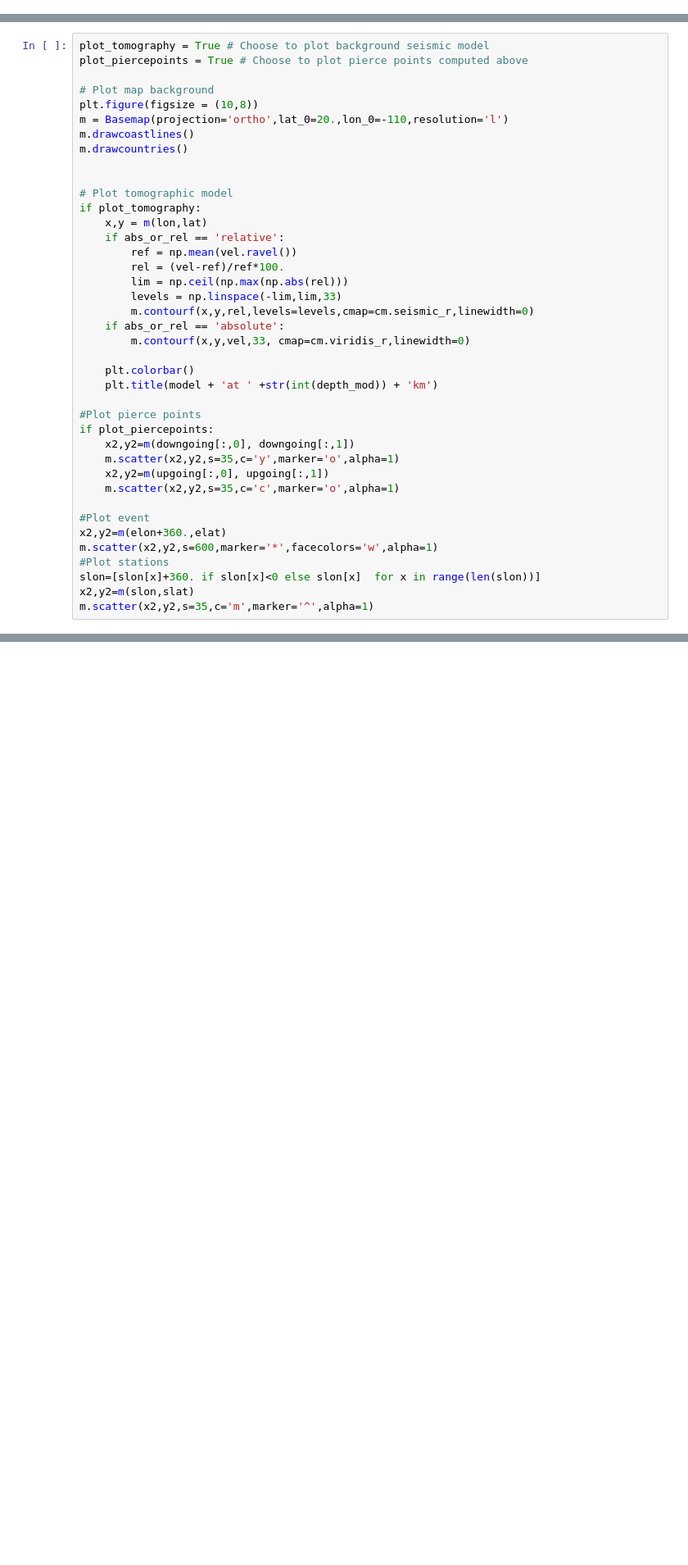
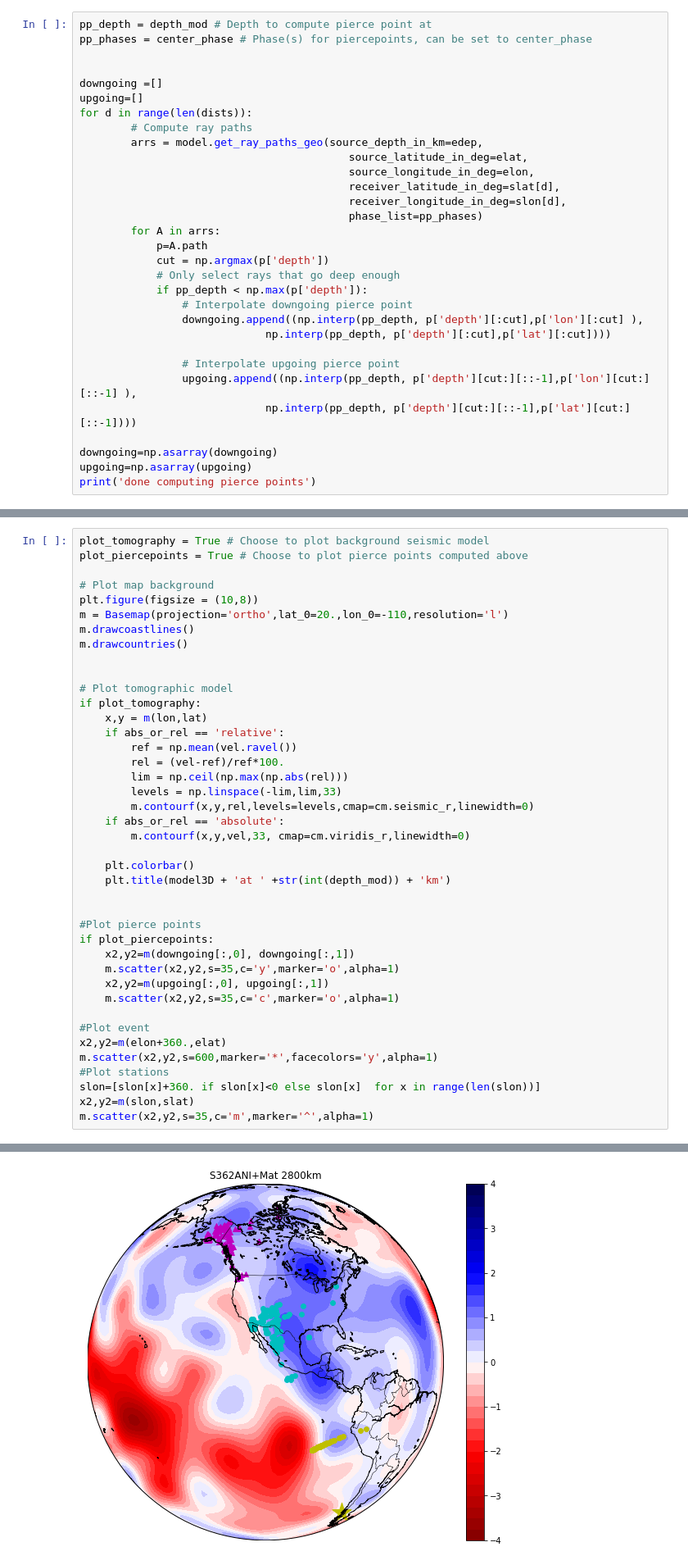
Before and after one commit to sannecottaar/cider2018_seismo, a Jupyter notebook: Seismology Tutorial 2.ipynb, the cells around one changed output, grey strips where cells are left out. Shown: that part at 82% size. Cells and saved outputs as stored; diff of their text form; blank space fills up the shorter version.

```diff
--- a/Seismology Tutorial 2.ipynb
+++ b/Seismology Tutorial 2.ipynb
@@ -292,0 +325,31 @@ print('done computing pierce points')
+# %%
+pp_depth = depth_mod # Depth to compute pierce point at
+pp_phases = center_phase # Phase(s) for piercepoints, can be set to center_phase
+
+
+downgoing =[]
+upgoing=[]
+for d in range(len(dists)):
+        # Compute ray paths
+        arrs = model.get_ray_paths_geo(source_depth_in_km=edep,
+                                          source_latitude_in_deg=elat,
+                                          source_longitude_in_deg=elon,
+                                          receiver_latitude_in_deg=slat[d],
+                                          receiver_longitude_in_deg=slon[d],
+                                          phase_list=pp_phases)
+        for A in arrs:
+            p=A.path
+            cut = np.argmax(p['depth'])
+            # Only select rays that go deep enough
+            if pp_depth < np.max(p['depth']):
+                # Interpolate downgoing pierce point
+                downgoing.append((np.interp(pp_depth, p['depth'][:cut],p['lon'][:cut] ),
+                             np.interp(pp_depth, p['depth'][:cut],p['lat'][:cut])))
+
+                # Interpolate upgoing pierce point
+                upgoing.append((np.interp(pp_depth, p['depth'][cut:][::-1],p['lon'][cut:][::-1] ),
+                             np.interp(pp_depth, p['depth'][cut:][::-1],p['lat'][cut:][::-1])))
+
+downgoing=np.asarray(downgoing)
+upgoing=np.asarray(upgoing)
+print('done computing pierce points')
@@ -317,7 +382,8 @@ if plot_tomography:
         m.contourf(x,y,vel,33, cmap=cm.viridis_r,linewidth=0)
 
     plt.colorbar()
-    plt.title(model + 'at ' +str(int(depth_mod)) + 'km')
+    plt.title(model3D + 'at ' +str(int(depth_mod)) + 'km')
+
 
 #Plot pierce points
 if plot_piercepoints:
@@ -328,8 +394,9 @@ if plot_piercepoints:
 
 #Plot event
 x2,y2=m(elon+360.,elat)
-m.scatter(x2,y2,s=600,marker='*',facecolors='w',alpha=1)
+m.scatter(x2,y2,s=600,marker='*',facecolors='y',alpha=1)
 #Plot stations
 slon=[slon[x]+360. if slon[x]<0 else slon[x]  for x in range(len(slon))]
 x2,y2=m(slon,slat)
 m.scatter(x2,y2,s=35,c='m',marker='^',alpha=1)
+# %% [output]
@@ -335,0 +404 @@ m.scatter(x2,y2,s=35,c='m',marker='^',alpha=1)
+[figure, added]
```
Also changed, not shown: parts of 47 cells of this notebook.
